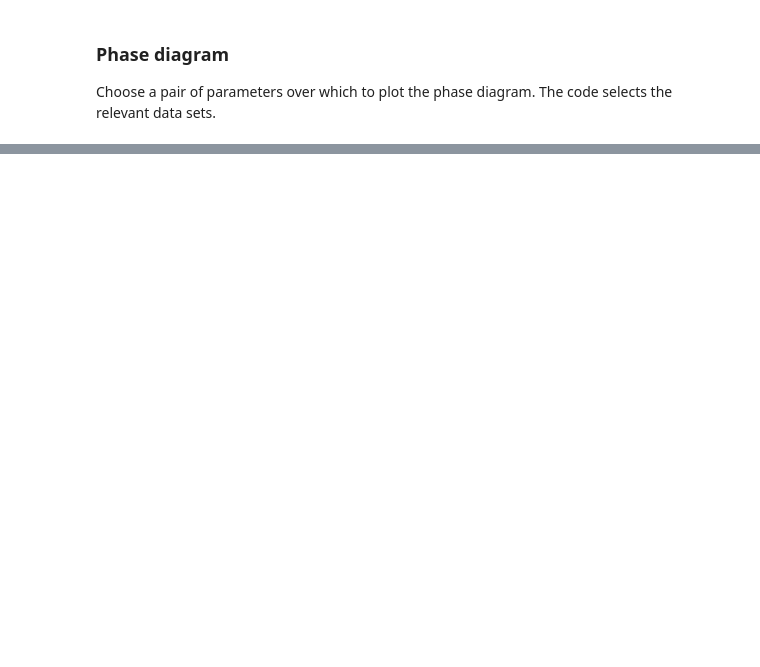
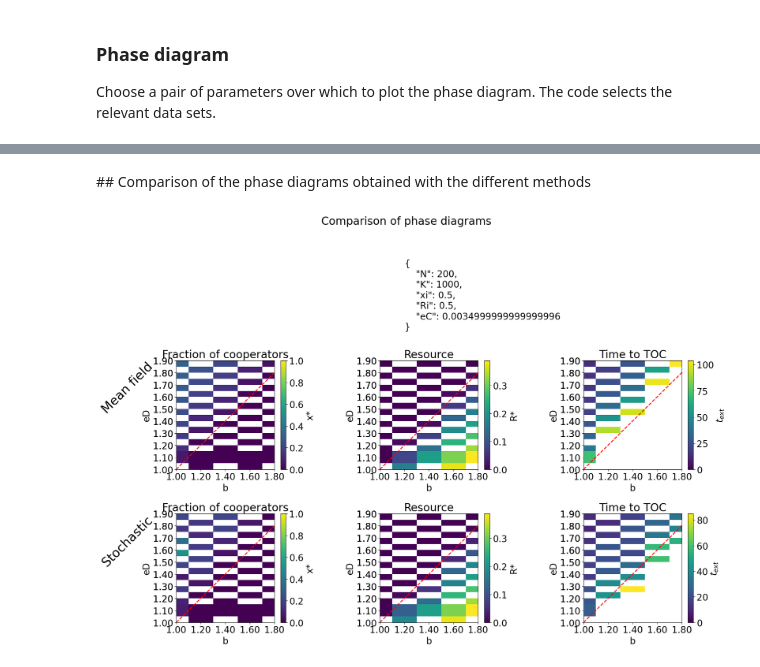
Before and after one commit to fabiomngzz/CPRSustainability, a Jupyter notebook: CPRSust_stochastic_dataAnalysis.ipynb, the cells around one changed output, grey strips where cells are left out. Saved outputs shown, nothing was run; the diff lists cells and outputs as text; code cells hidden in the pictures; blank space fills up the shorter version.

```diff
--- a/CPRSust_stochastic_dataAnalysis.ipynb
+++ b/CPRSust_stochastic_dataAnalysis.ipynb
@@ -508,0 +529,18 @@ if dataObj_stocRes:
+# %% [markdown]
+## Comparison of the phase diagrams obtained with the different methods
+# %%
+figPD_comp, axPD_comp = plt.subplots(2,3,figsize=(20,14))
+
+figPD_comp.suptitle('Comparison of phase diagrams',y=0.96)
+axPD_comp[0,1].annotate(json.dumps(fixedParams_stocRes, indent=4), xy=(0.25,1.6), xycoords="axes fraction", va="center", fontsize=20)
+
+CPRSustPhaseDiagram(xStat_MF,RStat_MF,tExt_MF,PDParamLabels_MF,paramsPDGrid_MF,axPD=axPD_comp[0],RStatLims=[0,None])
+axPD_comp[0,0].annotate('Mean field', xy=(-0.5,0.75), xycoords="axes fraction", ha="center", va="center", rotation=45, fontsize=28)
+
+CPRSustPhaseDiagram(xStat_stocRes,RStat_stocRes,tExt_stocRes,PDParamLabels_stocRes,paramsPDGrid_stocRes,axPD=axPD_comp[1],RStatLims=[0,None])
+axPD_comp[1,0].annotate('Stochastic', xy=(-0.5,0.75), xycoords="axes fraction", ha="center", va="center", rotation=45, fontsize=28)
+
+plt.tight_layout()
+plt.show()
+# %% [output]
+[figure, added]
```
Also changed, not shown: parts of 8 cells of this notebook, 5 other files.
